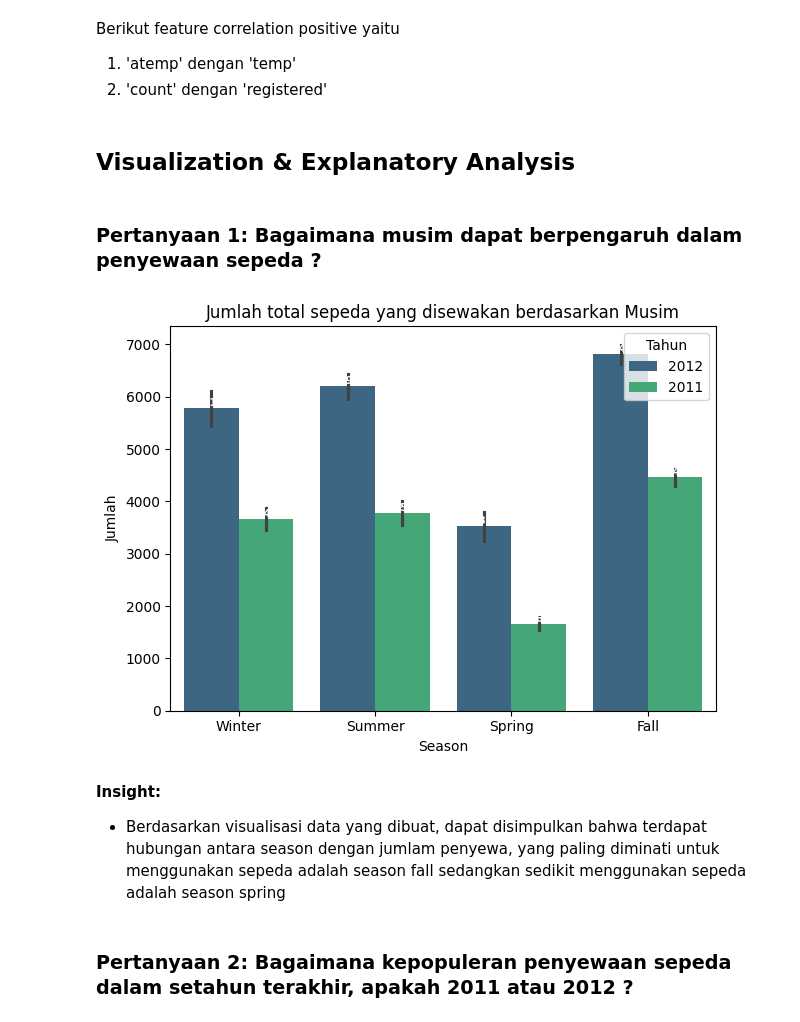
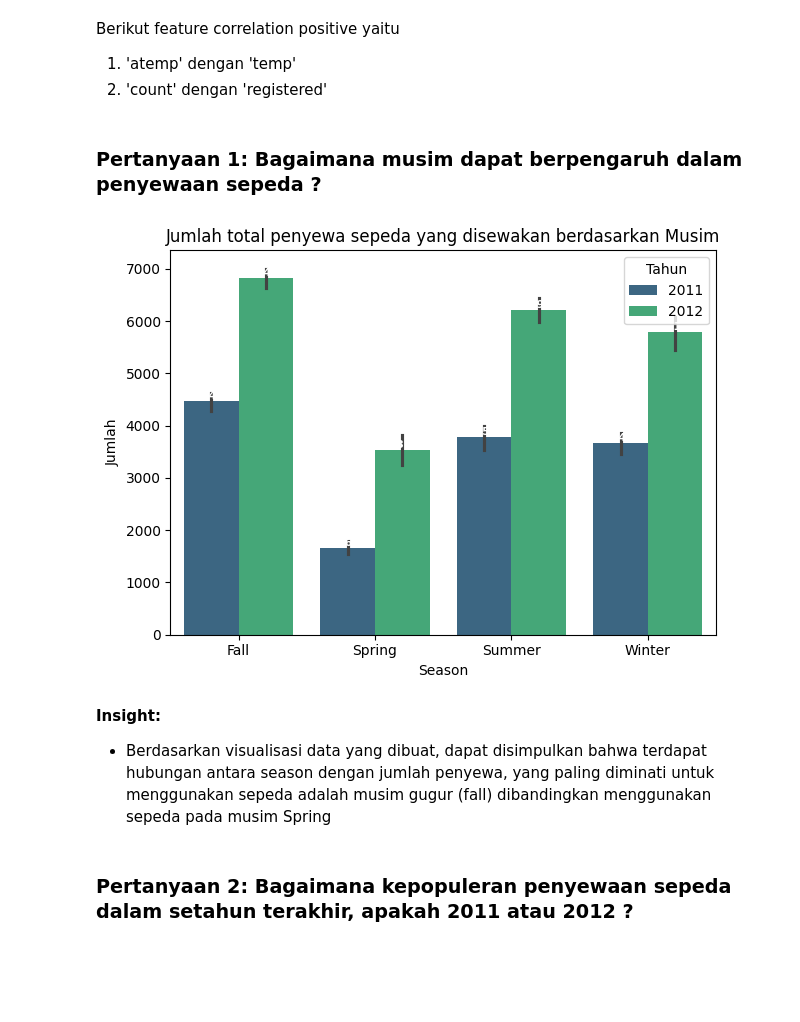
Before and after one commit to liqolina/Bike-Sharing-Dataset-Dicoding, a Jupyter notebook: notebook.ipynb, the cells around one changed output. Drawn from its saved outputs; the diff is of its cells as text; code cells hidden in the pictures; blank space fills up the shorter version.

```diff
--- a/notebook.ipynb
+++ b/notebook.ipynb
@@ -52,7 +52,7 @@ Tahap pertama kita mengumpulkan data yang telah dikumpulkan sebagai DataFrame. D
 1. Day.CSV
 # %%
 # Memuat tabel day
-bike_day_df = pd.read_csv('day.csv')
+bike_day_df = pd.read_csv('/content/Proyek_Analisis_Data/day.csv')
 bike_day_df.head()
 # %% [output]
 |  | instant | dteday | season | yr | mnth | holiday | weekday | workingday | weathersit | temp | ... |
@@ -556,41 +615,39 @@ plt.show()
 Berikut feature correlation positive yaitu
   1. 'atemp' dengan 'temp'
   2. 'count' dengan 'registered'
-# %% [markdown]
-## Visualization & Explanatory Analysis
 # %% [markdown]
 ### Pertanyaan 1: Bagaimana musim dapat berpengaruh dalam penyewaan sepeda ?
 # %%
 # Membuat suplot
 fig, ax = plt.subplots()
 
 # Membuat barplot
 sns.barplot(
-    data=bike_day_df.sort_values(by="season", ascending= False),
+    data=bike_day_df.sort_values(by="season", ascending= True),
     x="season",
     y="count",
     hue="year",
     palette="viridis")
 
 # Membuat judul, label X dan label Y
 plt.ylabel("Jumlah")
 plt.xlabel("Season")
-plt.title("Jumlah total sepeda yang disewakan berdasarkan Musim")
+plt.title("Jumlah total penyewa sepeda yang disewakan berdasarkan Musim")
 plt.legend(
     title="Tahun",
     loc="upper right")
 
 for container in ax.containers:
     ax.bar_label(container, fontsize= 8, color= 'white', weight= 'bold', label_type= 'edge')
 plt.tight_layout()
 
 # Menampilkan plot
 plt.show()
 # %% [output]
-[figure, old version]
+[figure, new version]
 # %% [markdown]
 **Insight:**
-- Berdasarkan visualisasi data yang dibuat, dapat disimpulkan bahwa terdapat hubungan antara season dengan jumlam penyewa, yang paling diminati untuk menggunakan sepeda adalah season fall sedangkan sedikit menggunakan sepeda adalah season spring
+- Berdasarkan visualisasi data yang dibuat, dapat disimpulkan bahwa terdapat hubungan antara season dengan jumlah penyewa, yang paling diminati untuk menggunakan sepeda adalah musim gugur (fall) dibandingkan menggunakan sepeda pada musim Spring
 # %% [markdown]
 ### Pertanyaan 2: Bagaimana kepopuleran penyewaan sepeda dalam setahun terakhir, apakah 2011 atau 2012 ?
 # %%
```
Also changed, not shown: parts of 29 cells of this notebook.
